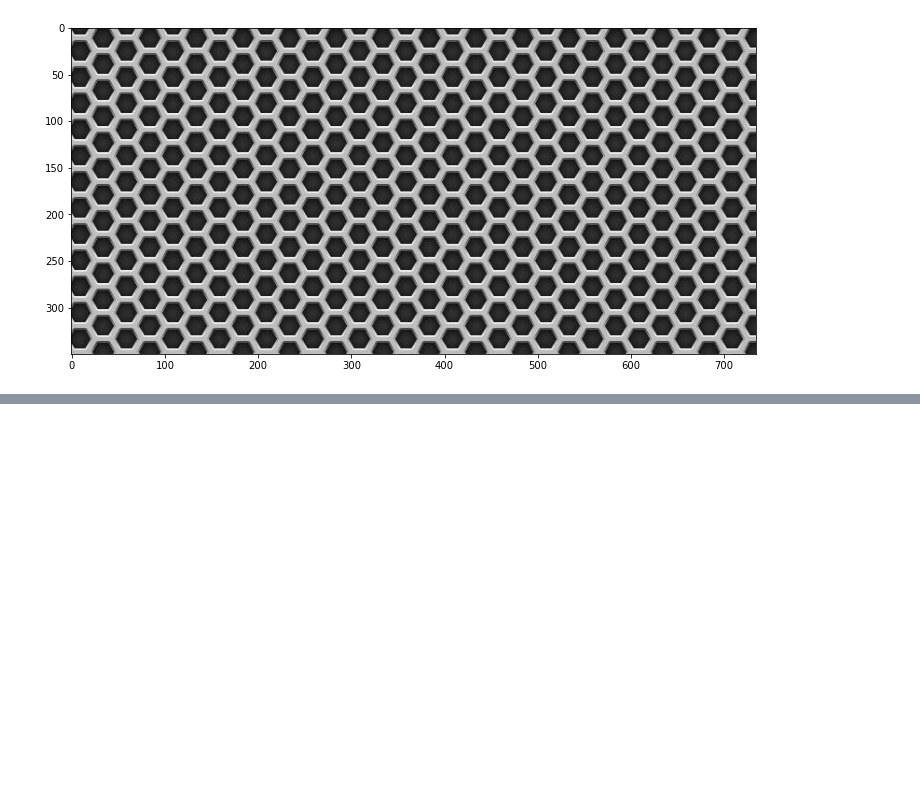
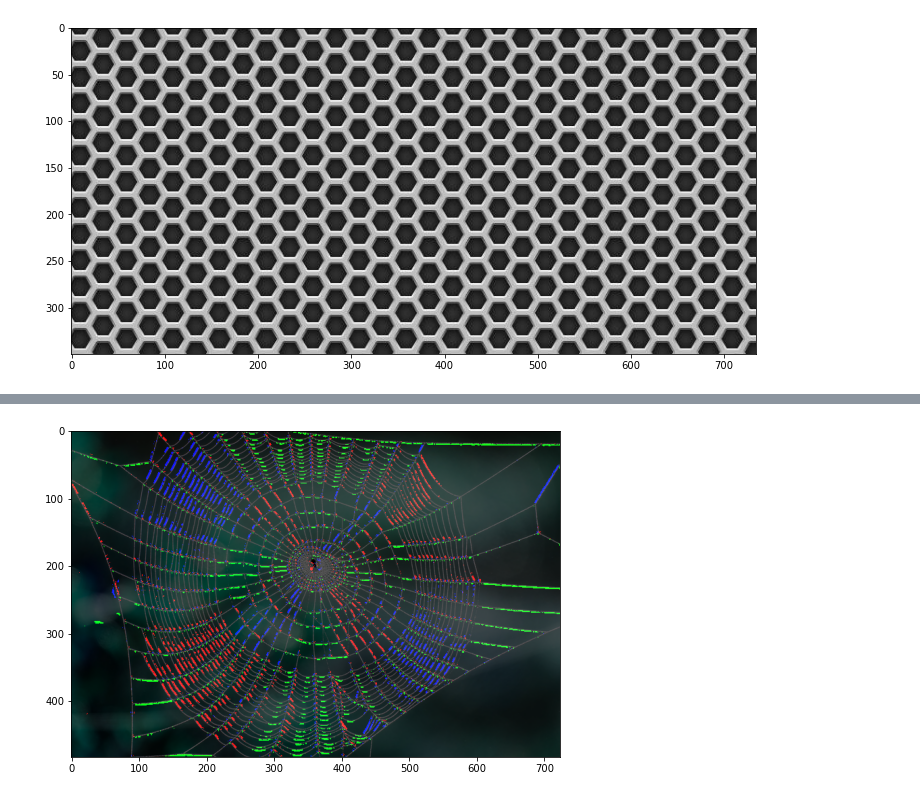
Before and after one commit to AgustinBaffo/CEIA, a Jupyter notebook: 05 - Vision por Computadora I/TP2/TP2.ipynb, the cells around one changed output, grey strips where cells are left out. Cells and saved outputs as stored; diff of their text form; code cells hidden in the pictures; blank space fills up the shorter version.

```diff
--- a/05 - Vision por Computadora I/TP2/TP2.ipynb
+++ b/05 - Vision por Computadora I/TP2/TP2.ipynb
@@ -78,0 +81,8 @@ find_border(metalgrid,angles,colors=colors,percentil=PERCENTIL_VALUE)
+# %%
+img = cv2.imread('./images/tela2.jpg')
+angles = [145,-90,30]
+colors=['r','g','b']
+img_out = find_border(img,angles,tolereance=10,colors=colors,percentil=98)
+fig = plt.figure(figsize=(15,6)), plt.imshow(img_out)
+# %% [output]
+[figure, added]
```
Also changed, not shown: parts of 4 cells of this notebook, 1 other file.
